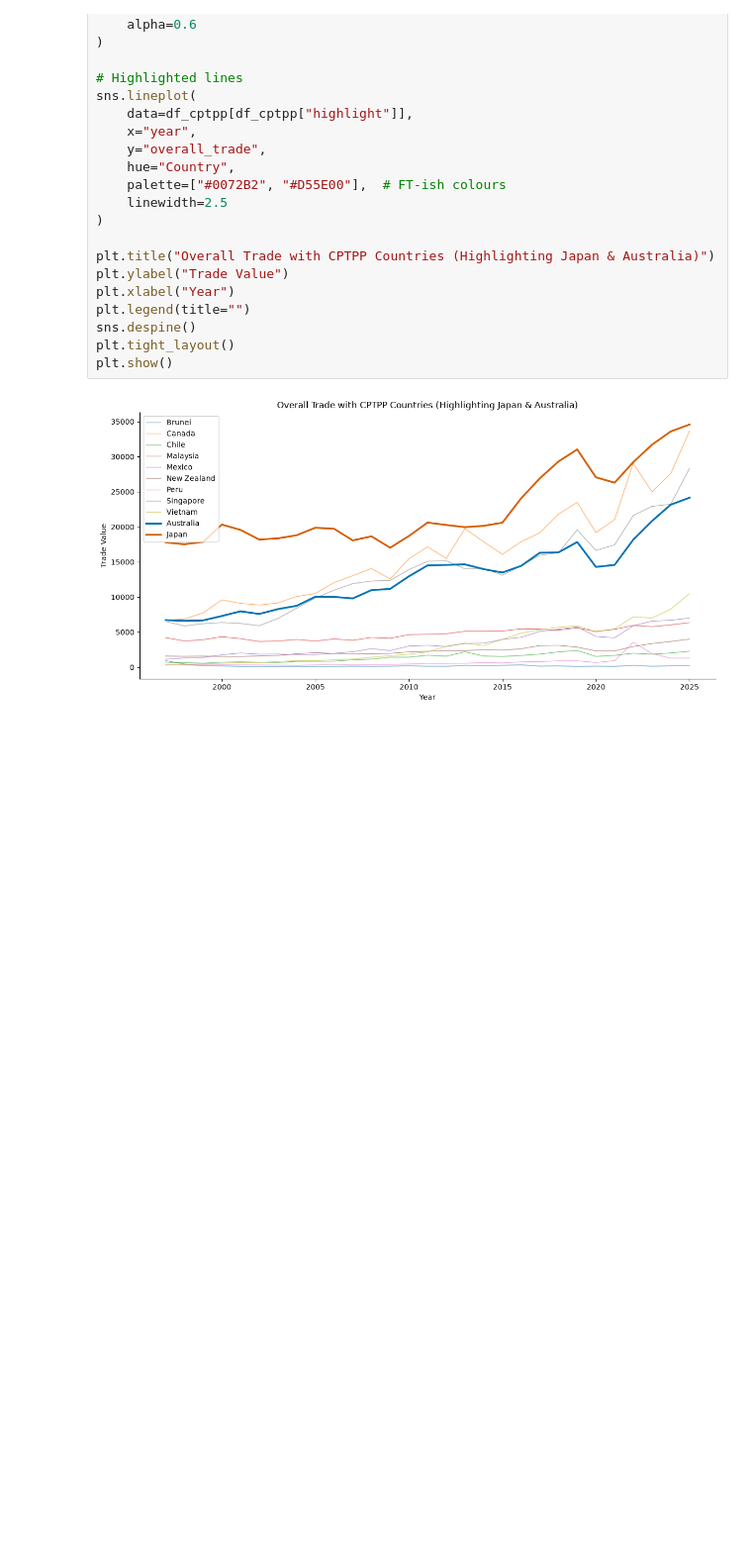
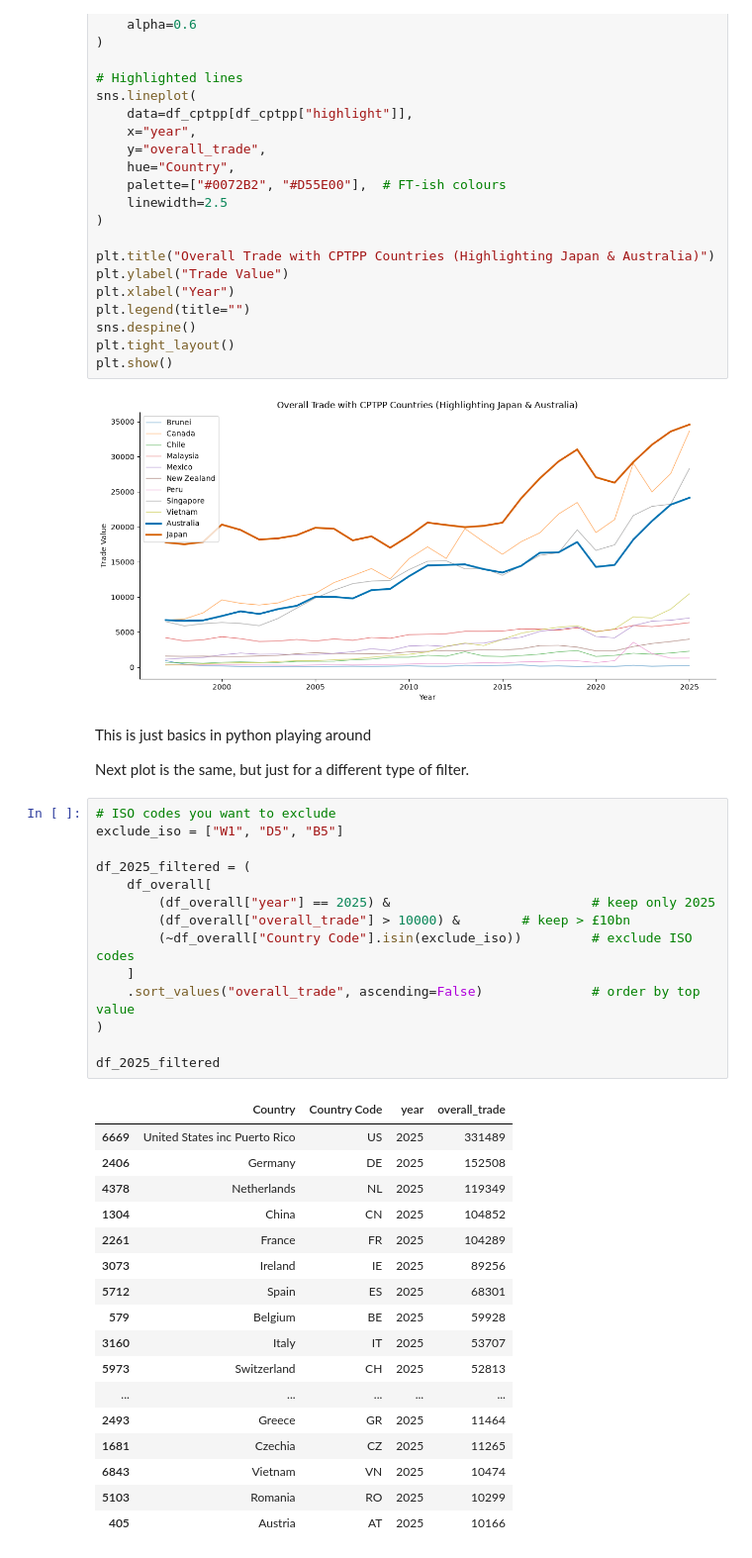
Before and after one commit to tcolwell7/for_fun_weekly_projects, a Jupyter notebook: 06_py_basic_project/trade_data_notebook.ipynb, the cells around one changed output. Shown at 99% size. Saved outputs shown, nothing was run; the diff lists cells and outputs as text; blank space fills up the shorter version.

```diff
--- a/06_py_basic_project/trade_data_notebook.ipynb
+++ b/06_py_basic_project/trade_data_notebook.ipynb
@@ -195,3 +195,39 @@ plt.tight_layout()
 plt.show()
 # %% [output]
 [figure]
+# %% [markdown]
+This is just basics in python playing around
+
+Next plot is the same, but just for a different type of filter.
+# %%
+# ISO codes you want to exclude
+exclude_iso = ["W1", "D5", "B5"]
+
+df_2025_filtered = (
+    df_overall[
+        (df_overall["year"] == 2025) &                          # keep only 2025
+        (df_overall["overall_trade"] > 10000) &        # keep > £10bn
+        (~df_overall["Country Code"].isin(exclude_iso))         # exclude ISO codes
+    ]
+    .sort_values("overall_trade", ascending=False)              # order by top value
+)
+
+df_2025_filtered
+# %% [output]
+|  | Country | Country Code | year | overall_trade |
+| 6669 | United States inc Puerto Rico | US | 2025 | 331489 |
+| 2406 | Germany | DE | 2025 | 152508 |
+| 4378 | Netherlands | NL | 2025 | 119349 |
+| 1304 | China | CN | 2025 | 104852 |
+| 2261 | France | FR | 2025 | 104289 |
+| 3073 | Ireland | IE | 2025 | 89256 |
+| 5712 | Spain | ES | 2025 | 68301 |
+| 579 | Belgium | BE | 2025 | 59928 |
+| 3160 | Italy | IT | 2025 | 53707 |
+| 5973 | Switzerland | CH | 2025 | 52813 |
+| ... | ... | ... | ... | ... |
+| 2493 | Greece | GR | 2025 | 11464 |
+| 1681 | Czechia | CZ | 2025 | 11265 |
+| 6843 | Vietnam | VN | 2025 | 10474 |
+| 5103 | Romania | RO | 2025 | 10299 |
+| 405 | Austria | AT | 2025 | 10166 |
```
Also changed, not shown: parts of 4 cells of this notebook.
